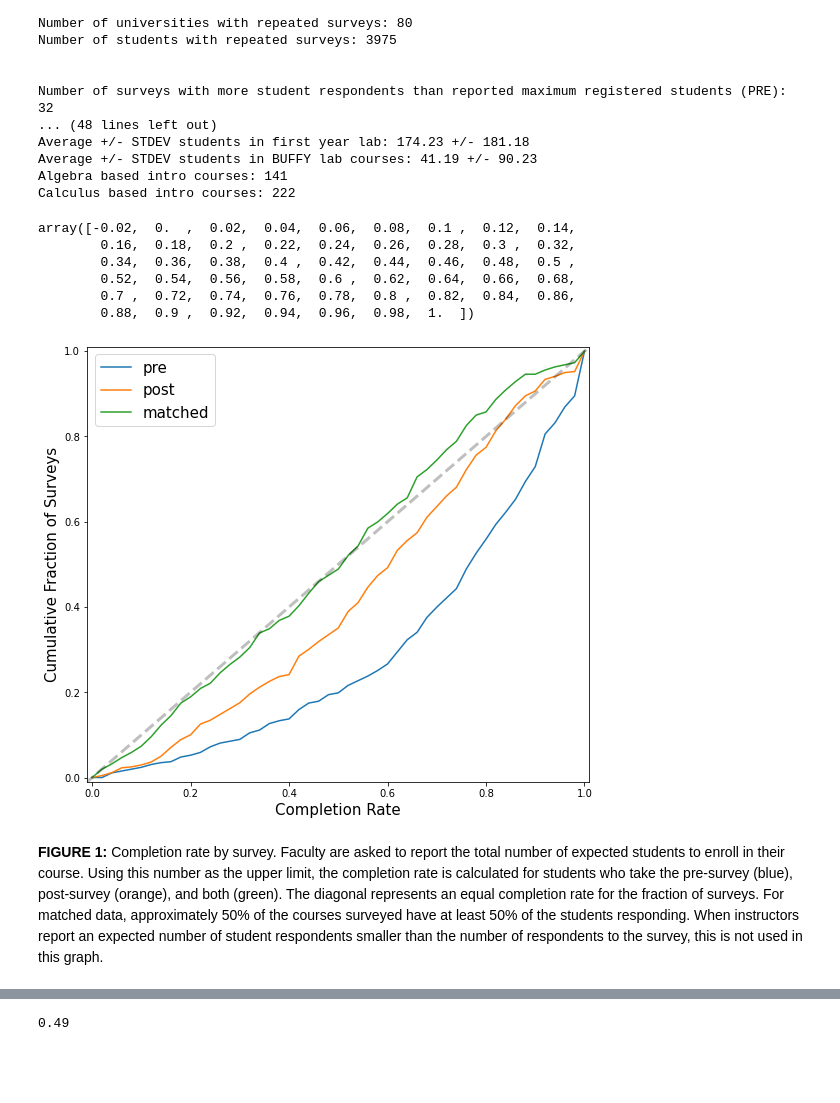
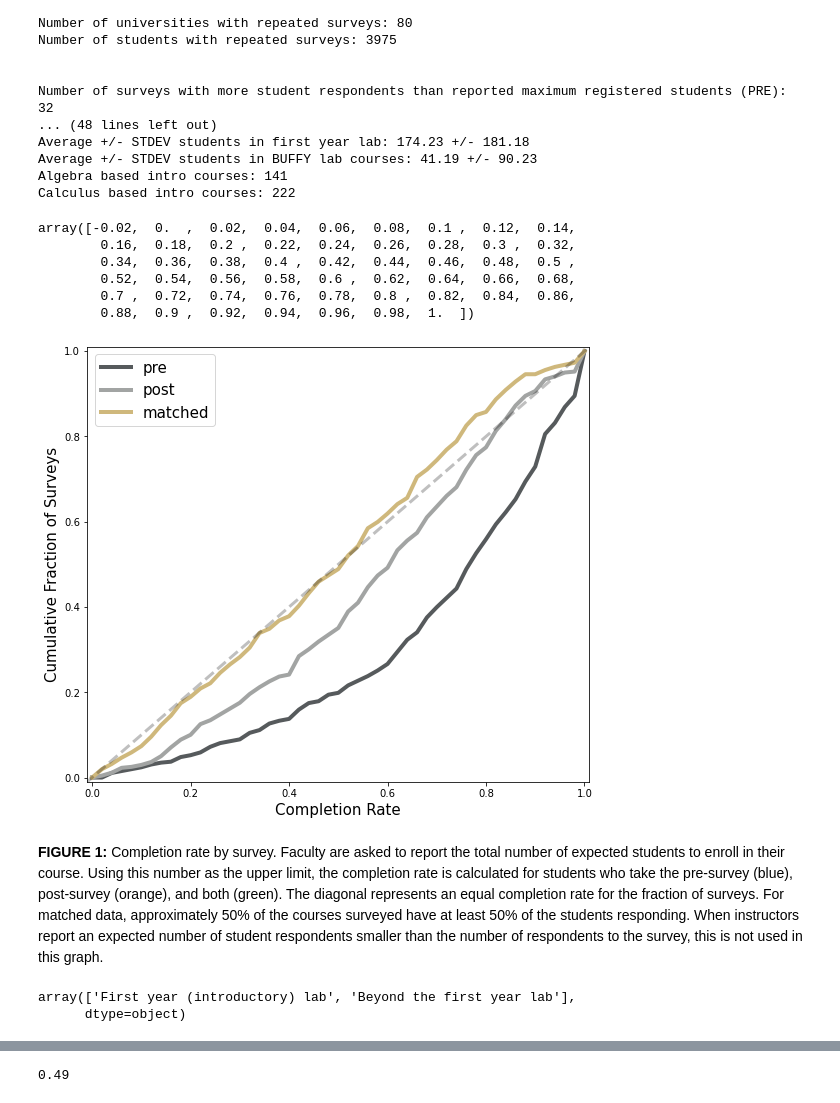
Before and after one commit to Lewandowski-Labs-PER/eclass-public, a Jupyter notebook: summary statistics.ipynb, the cells around one changed output, grey strips where cells are left out. Cells and saved outputs as stored; diff of their text form; code cells hidden in the pictures; blank space fills up the shorter version.

```diff
--- a/summary statistics.ipynb
+++ b/summary statistics.ipynb
@@ -150,36 +142,41 @@ predata = pre19.pre_cnt/pre19.Q19
 postdata = post19.post_cnt/post19.Q19
 # predata = pre19.pre_cnt/pre19.Q19
 matchdata = matched_cnt.cnt/matched_cnt.Q19
 
 def gethist(data):
     h, e = np.histogram(data, bins=np.linspace(-0.02, 1.0, 52))
     h = h/h.sum()
     return h, e
 
 h, e = gethist(predata[predata <= 1])
-ax.plot(e[1:], h.cumsum(), label='pre')
+ax.plot(e[1:], h.cumsum(), label='pre', color='#565A5C', linewidth=4)
 
 h, e = gethist(postdata[postdata <= 1])
-ax.plot(e[1:], h.cumsum(), label='post')
+ax.plot(e[1:], h.cumsum(), label='post', color='#A2A4A3', linewidth=4)
 
 h, e = gethist(matchdata[matchdata <= 1])
-ax.plot(e[1:], h.cumsum(), label='matched')
+ax.plot(e[1:], h.cumsum(), label='matched', color='#CFB87C', linewidth=4)
 
 ax.plot([-2, 2], [-2, 2], linestyle='--', color='black', alpha=0.25, linewidth=3)
 
 ax.set_xlim(-0.01, 1.01)
 ax.set_ylim(-0.01, 1.01)
 ax.set_xlabel('Completion Rate', fontsize=15)
 ax.legend(fontsize=15)
 ax.set_ylabel('Cumulative Fraction of Surveys', fontsize=15)
 e
 # %% [output]
 array([-0.02,  0.  ,  0.02,  0.04,  0.06,  0.08,  0.1 ,  0.12,  0.14,
         0.16,  0.18,  0.2 ,  0.22,  0.24,  0.26,  0.28,  0.3 ,  0.32,
         0.34,  0.36,  0.38,  0.4 ,  0.42,  0.44,  0.46,  0.48,  0.5 ,
         0.52,  0.54,  0.56,  0.58,  0.6 ,  0.62,  0.64,  0.66,  0.68,
         0.7 ,  0.72,  0.74,  0.76,  0.78,  0.8 ,  0.82,  0.84,  0.86,
         0.88,  0.9 ,  0.92,  0.94,  0.96,  0.98,  1.  ])
-[figure, old version]
+[figure, new version]
 # %% [markdown]
 **FIGURE 1:** Completion rate by survey. Faculty are asked to report the total number of expected students to enroll in their course. Using this number as the upper limit, the completion rate is calculated for students who take the pre-survey (blue), post-survey (orange), and both (green). The diagonal represents an equal completion rate for the fraction of surveys. For matched data, approximately 50% of the courses surveyed have at least 50% of the students responding. When instructors report an expected number of student respondents smaller than the number of respondents to the survey, this is not used in this graph.
+# %%
+cis.Q18.unique()
+# %% [output]
+array(['First year (introductory) lab', 'Beyond the first year lab'],
+      dtype=object)
```
Also changed, not shown: parts of 3 cells of this notebook.
